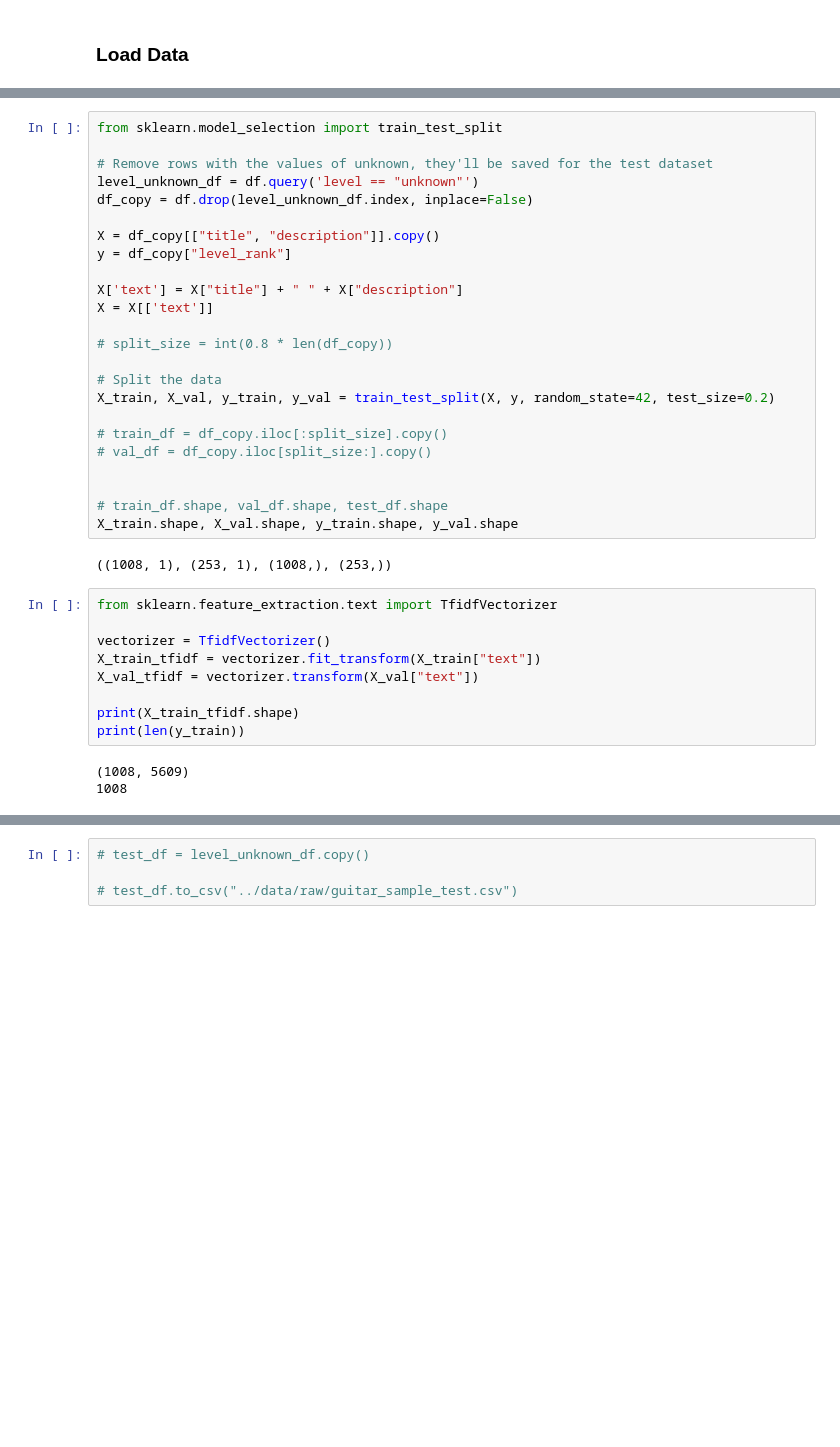
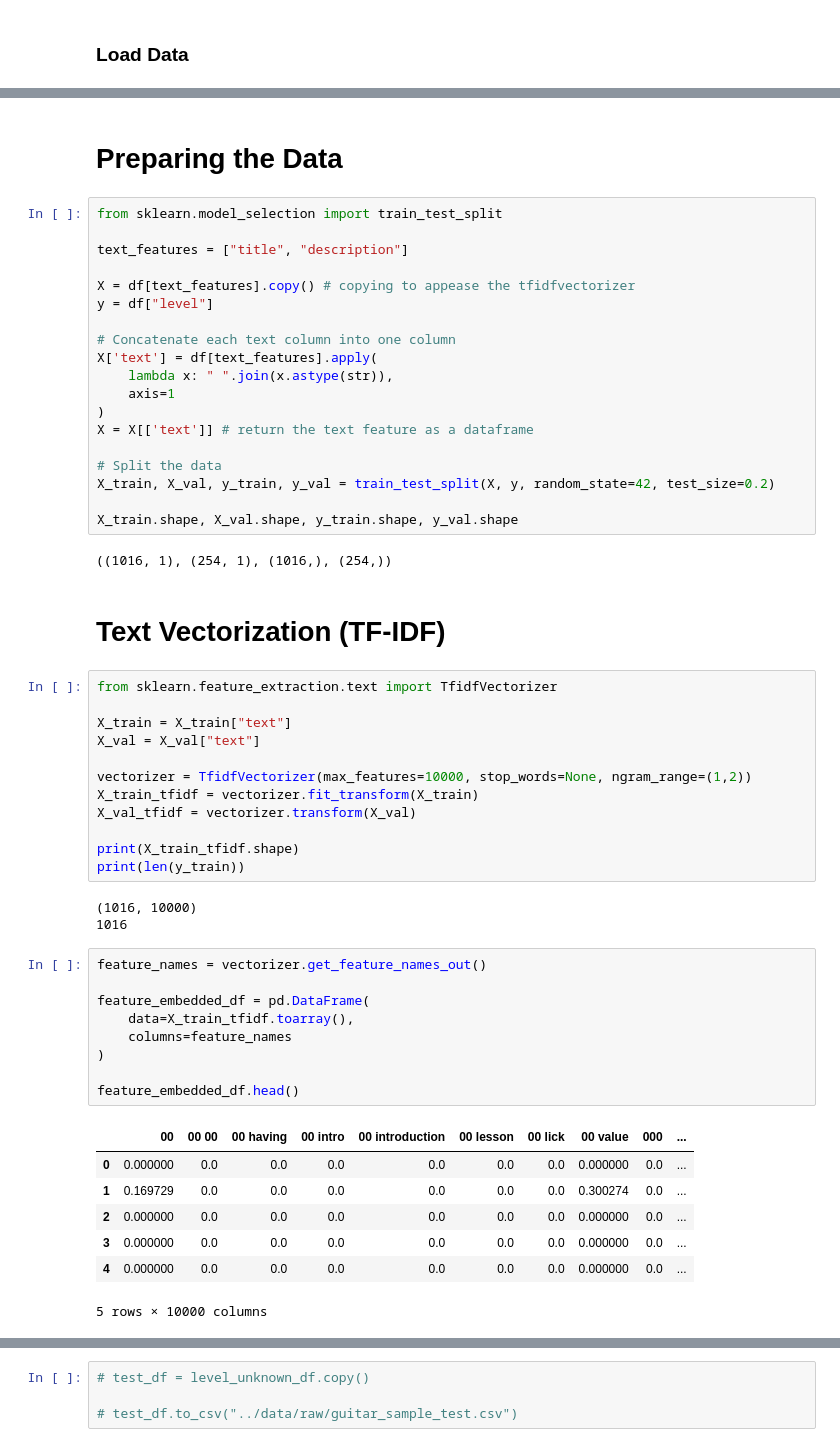
Before and after one commit to yoshtown/guitar-lesson-level-prediction-project, a Jupyter notebook: notebooks/03_tensorflow_model.ipynb, the cells around one changed output, grey strips where cells are left out. Saved outputs shown, nothing was run; the diff lists cells and outputs as text; blank space fills up the shorter version.

```diff
--- a/notebooks/03_tensorflow_model.ipynb
+++ b/notebooks/03_tensorflow_model.ipynb
@@ -56,38 +55,57 @@ df["level_rank"] = df["level"].map(level_map)
+# %% [markdown]
+# Preparing the Data
 # %%
 from sklearn.model_selection import train_test_split
 
-# Remove rows with the values of unknown, they'll be saved for the test dataset
-level_unknown_df = df.query('level == "unknown"')
-df_copy = df.drop(level_unknown_df.index, inplace=False)
+text_features = ["title", "description"]
 
-X = df_copy[["title", "description"]].copy()
-y = df_copy["level_rank"]
+X = df[text_features].copy() # copying to appease the tfidfvectorizer
+y = df["level"]
 
-X['text'] = X["title"] + " " + X["description"]
-X = X[['text']]
-
-# split_size = int(0.8 * len(df_copy))
+# Concatenate each text column into one column
+X['text'] = df[text_features].apply(
+    lambda x: " ".join(x.astype(str)),
+    axis=1
+)
+X = X[['text']] # return the text feature as a dataframe
 
 # Split the data
 X_train, X_val, y_train, y_val = train_test_split(X, y, random_state=42, test_size=0.2)
 
-# train_df = df_copy.iloc[:split_size].copy()
-# val_df = df_copy.iloc[split_size:].copy()
-
-
-# train_df.shape, val_df.shape, test_df.shape
 X_train.shape, X_val.shape, y_train.shape, y_val.shape
 # %% [output]
-((1008, 1), (253, 1), (1008,), (253,))
+((1016, 1), (254, 1), (1016,), (254,))
+# %% [markdown]
+# Text Vectorization (TF-IDF)
 # %%
 from sklearn.feature_extraction.text import TfidfVectorizer
 
-vectorizer = TfidfVectorizer()
-X_train_tfidf = vectorizer.fit_transform(X_train["text"])
-X_val_tfidf = vectorizer.transform(X_val["text"])
+X_train = X_train["text"]
+X_val = X_val["text"]
+
+vectorizer = TfidfVectorizer(max_features=10000, stop_words=None, ngram_range=(1,2))
+X_train_tfidf = vectorizer.fit_transform(X_train)
+X_val_tfidf = vectorizer.transform(X_val)
 
 print(X_train_tfidf.shape)
 print(len(y_train))
 # %% [output]
-(1008, 5609)
-1008
+(1016, 10000)
+1016
+# %%
+feature_names = vectorizer.get_feature_names_out()
+
+feature_embedded_df = pd.DataFrame(
+    data=X_train_tfidf.toarray(),
+    columns=feature_names
+)
+
+feature_embedded_df.head()
+# %% [output]
+|  | 00 | 00 00 | 00 having | 00 intro | 00 introduction | 00 lesson | 00 lick | 00 value | 000 | ... |
+| 0 | 0.000000 | 0.0 | 0.0 | 0.0 | 0.0 | 0.0 | 0.0 | 0.000000 | 0.0 | ... |
+| 1 | 0.169729 | 0.0 | 0.0 | 0.0 | 0.0 | 0.0 | 0.0 | 0.300274 | 0.0 | ... |
+| 2 | 0.000000 | 0.0 | 0.0 | 0.0 | 0.0 | 0.0 | 0.0 | 0.000000 | 0.0 | ... |
+| 3 | 0.000000 | 0.0 | 0.0 | 0.0 | 0.0 | 0.0 | 0.0 | 0.000000 | 0.0 | ... |
+| 4 | 0.000000 | 0.0 | 0.0 | 0.0 | 0.0 | 0.0 | 0.0 | 0.000000 | 0.0 | ... |
+5 rows × 10000 columns
```
Also changed, not shown: parts of 41 cells of this notebook, 1 other file.
